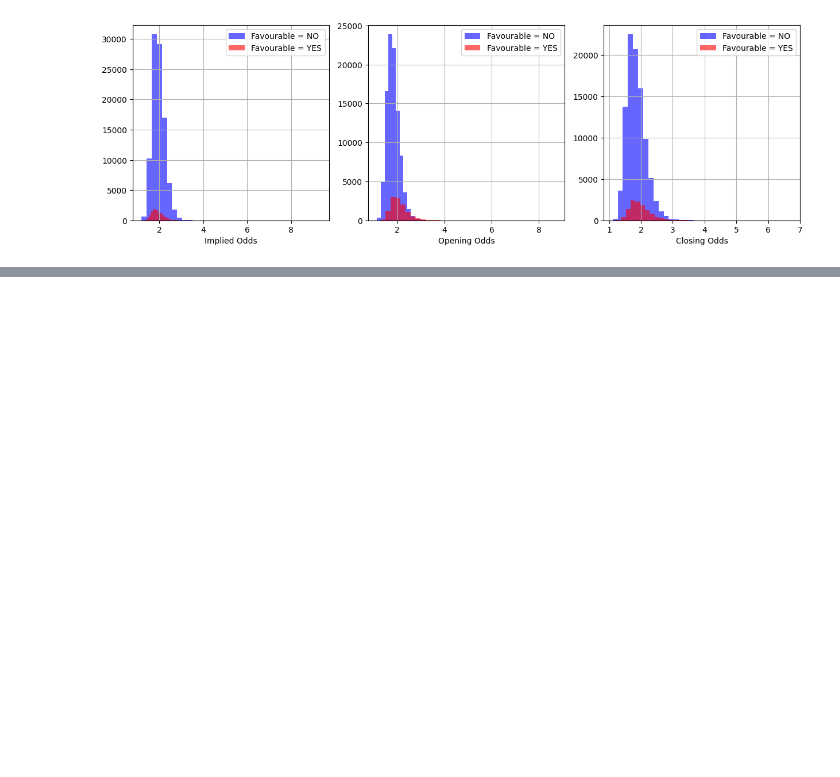
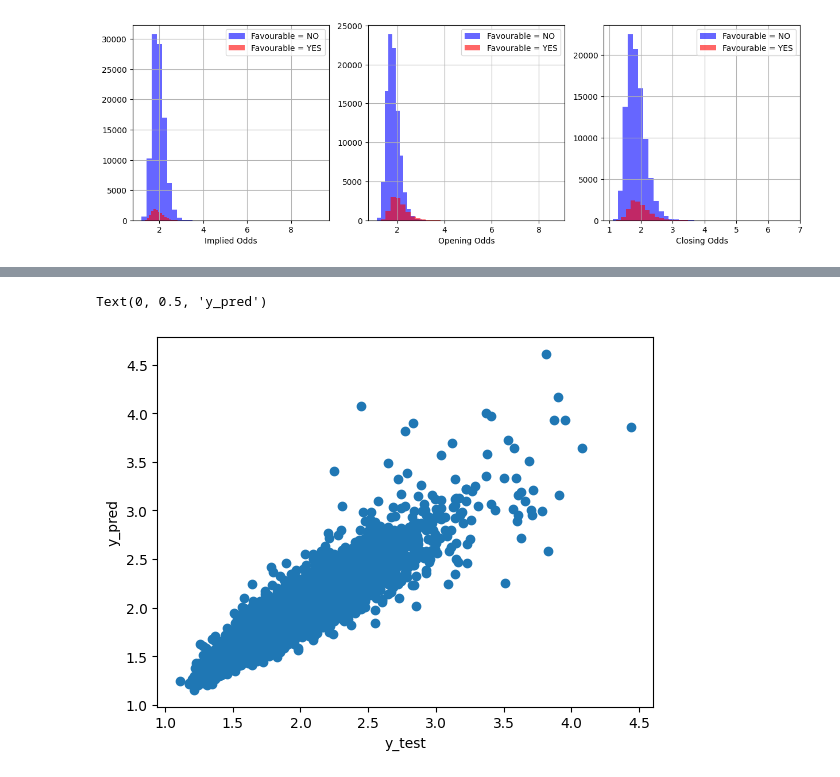
Before and after one commit to Emmanuel-Oyewole/bookie-buster, a Jupyter notebook: Bookie_buster.ipynb, the cells around one changed output, grey strips where cells are left out. Saved outputs shown, nothing was run; the diff lists cells and outputs as text; code cells hidden in the pictures; blank space fills up the shorter version.

```diff
--- a/Bookie_buster.ipynb
+++ b/Bookie_buster.ipynb
@@ -363,0 +462,6 @@ for i, column in enumerate(continuous_val, 1):
+# %%
+# scale input features
+from sklearn.preprocessing import StandardScaler
+scaler = StandardScaler()
+x_scaled = scaler.fit_transform(x)
+x_scaled
@@ -363,0 +482,4 @@ for i, column in enumerate(continuous_val, 1):
+# %%
+# partition data into test and train
+from sklearn.model_selection import train_test_split
+x_train, x_test, y_train, y_test = train_test_split(x_scaled, y, test_size=0.2, random_state=42)
@@ -363,0 +502,5 @@ for i, column in enumerate(continuous_val, 1):
+# %%
+# train using linear regression
+from sklearn.linear_model import LinearRegression
+model = LinearRegression()
+model.fit(x_train, y_train)
@@ -363,0 +509,4 @@ for i, column in enumerate(continuous_val, 1):
+# %%
+# check output of linear regression model
+y_pred = model.predict(x_test)
+y_pred
@@ -363,0 +533,8 @@ for i, column in enumerate(continuous_val, 1):
+# %%
+# plot pred_y against y_test
+plt.scatter(y_test, y_pred)
+plt.xlabel('y_test')
+plt.ylabel('y_pred')
+# %% [output]
+Text(0, 0.5, 'y_pred')
+[figure, added]
```
Also changed, not shown: parts of 13 cells of this notebook.
